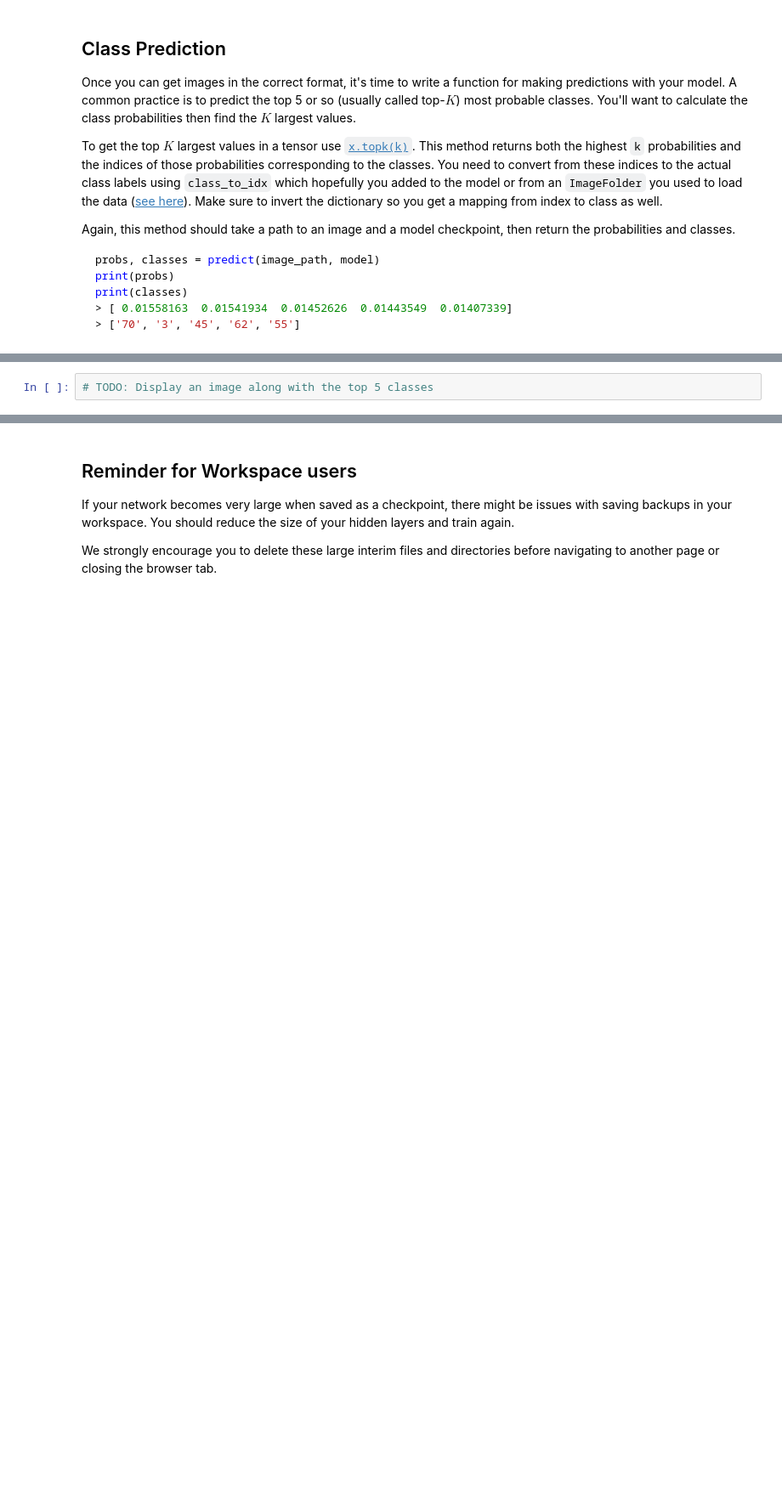
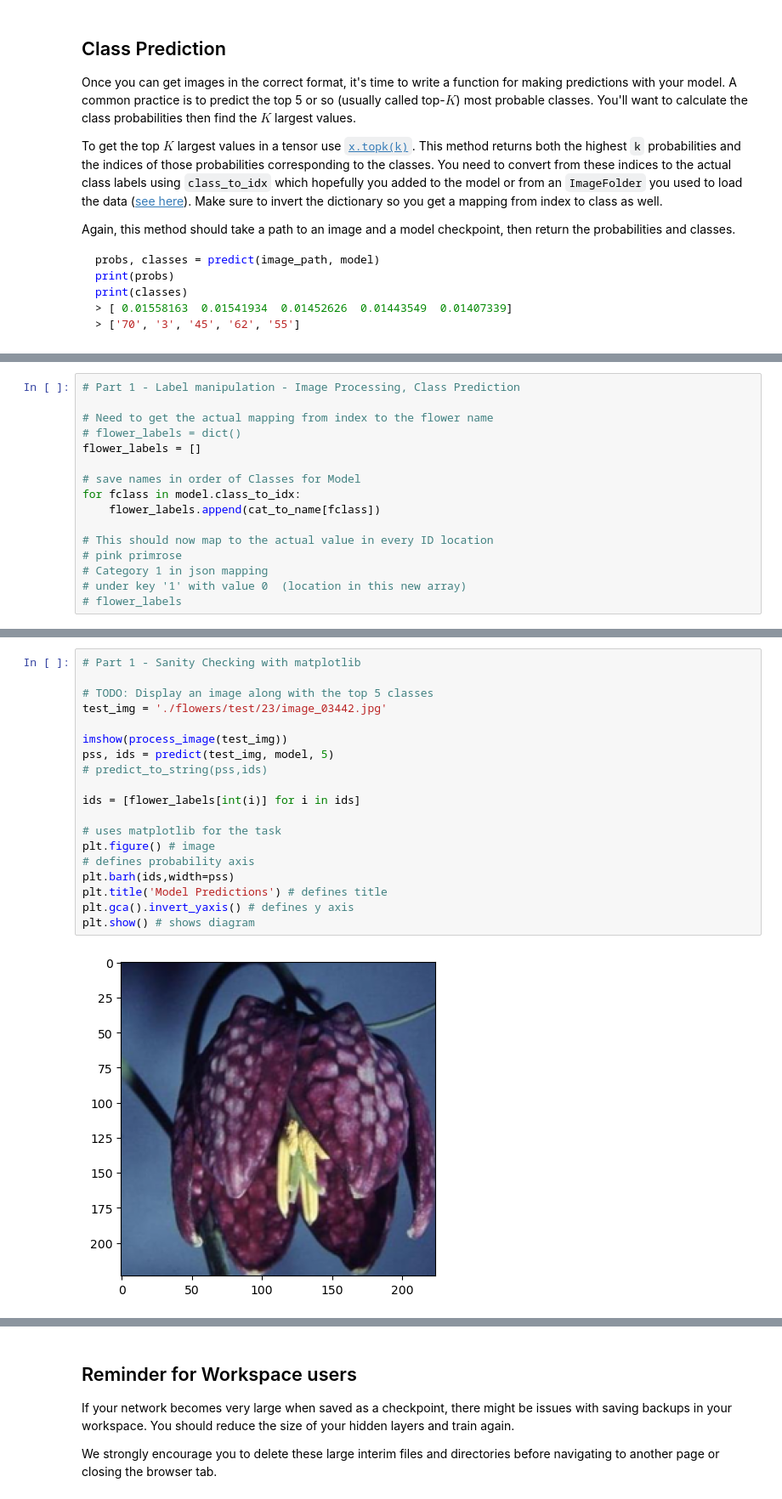
Before and after one commit to mriver15/aipnd-project, a Jupyter notebook: Image Classifier Project.ipynb, the cells around one changed output, grey strips where cells are left out. Shown at 85% size. Cells and saved outputs as stored; diff of their text form; blank space fills up the shorter version.

```diff
--- a/Image Classifier Project.ipynb
+++ b/Image Classifier Project.ipynb
@@ -587,0 +735,16 @@ def predict(image_path, model, topk=5):
+# %%
+# Part 1 - Label manipulation - Image Processing, Class Prediction
+
+# Need to get the actual mapping from index to the flower name
+# flower_labels = dict()
+flower_labels = []
+
+# save names in order of Classes for Model
+for fclass in model.class_to_idx:
+    flower_labels.append(cat_to_name[fclass])
+
+# This should now map to the actual value in every ID location
+# pink primrose
+# Category 1 in json mapping
+# under key '1' with value 0  (location in this new array)
+# flower_labels
@@ -593,5 +804,24 @@ Now that you can use a trained model for predictions, check to make sure it make
 <img src='assets/inference_example.png' width=300px>
 
 You can convert from the class integer encoding to actual flower names with the `cat_to_name.json` file (should have been loaded earlier in the notebook). To show a PyTorch tensor as an image, use the `imshow` function defined above.
-# %%
-# TODO: Display an image along with the top 5 classes
+# %%
+# Part 1 - Sanity Checking with matplotlib
+
+# TODO: Display an image along with the top 5 classes
+test_img = './flowers/test/23/image_03442.jpg'
+
+imshow(process_image(test_img))
+pss, ids = predict(test_img, model, 5)
+# predict_to_string(pss,ids)
+
+ids = [flower_labels[int(i)] for i in ids]
+
+# uses matplotlib for the task
+plt.figure() # image
+# defines probability axis
+plt.barh(ids,width=pss)
+plt.title('Model Predictions') # defines title
+plt.gca().invert_yaxis() # defines y axis
+plt.show() # shows diagram
+# %% [output]
+[figure, added]
```
Also changed, not shown: parts of 27 cells of this notebook, 9 other files.
